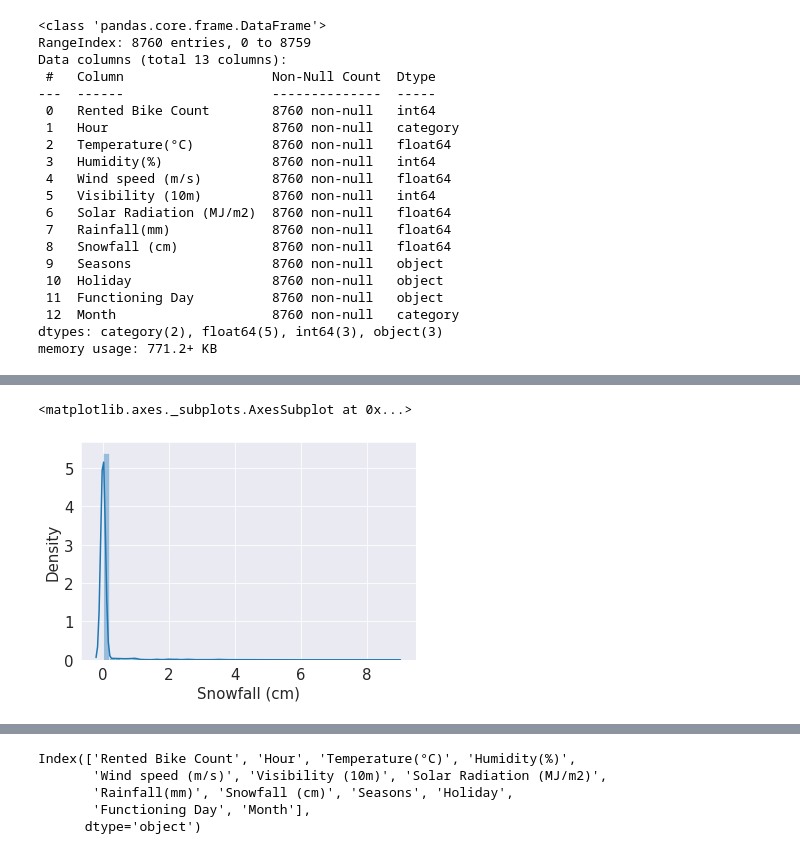
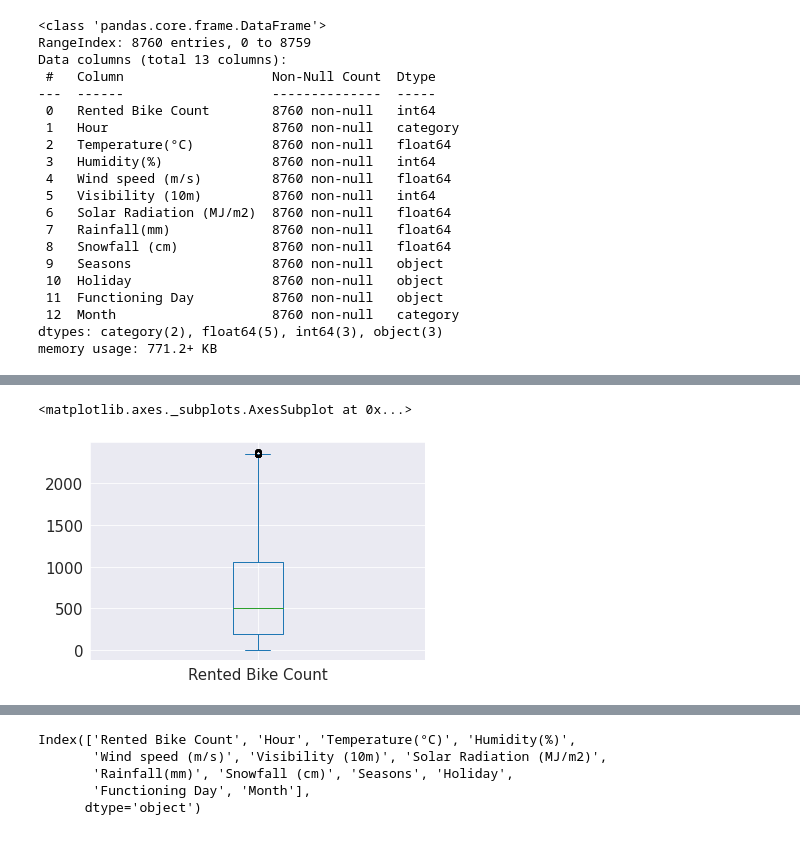
Before and after one commit to GoPlusUltra/Bike-Sharing-Prediction-Model, a Jupyter notebook: Copy_of_Bike_Sharing_Demand_Prediction_Capstone_Project.ipynb, the cells around one changed output, grey strips where cells are left out. Cells and saved outputs as stored; diff of their text form; code cells hidden in the pictures.

```diff
--- a/Copy_of_Bike_Sharing_Demand_Prediction_Capstone_Project.ipynb
+++ b/Copy_of_Bike_Sharing_Demand_Prediction_Capstone_Project.ipynb
@@ -482,0 +509,2 @@ memory usage: 771.2+ KB
+# %%
+df['Rented Bike Count']=np.where((df['Rented Bike Count'] < Lower_limit)|(df['Rented Bike Count'] > Upper_limit),np.nan,df['Rented Bike Count'])
@@ -483,8 +538,2 @@ memory usage: 771.2+ KB
 # %%
-#creating dummies for categorical features
-model_df=pd.get_dummies(df,columns=['Hour','Seasons','Holiday','Month','Functioning Day'],drop_first=True)
+df=pd.get_dummies(df,columns=['Hour','Seasons','Holiday','Month','Functioning Day'],drop_first=True)
-# %%
-sns.distplot(df['Snowfall (cm)'])
-# %% [output]
-<matplotlib.axes._subplots.AxesSubplot at 0x...>
-[figure, removed]
@@ -490,0 +543,9 @@ sns.distplot(df['Snowfall (cm)'])
+# %%
+knn= KNN()
+# %%
+df.iloc[:,:]=knn.fit_transform(df)
+# %%
+df['Rented Bike Count'].plot(kind='box')
+# %% [output]
+<matplotlib.axes._subplots.AxesSubplot at 0x...>
+[figure, added]
```
Also changed, not shown: parts of 18 cells of this notebook.
